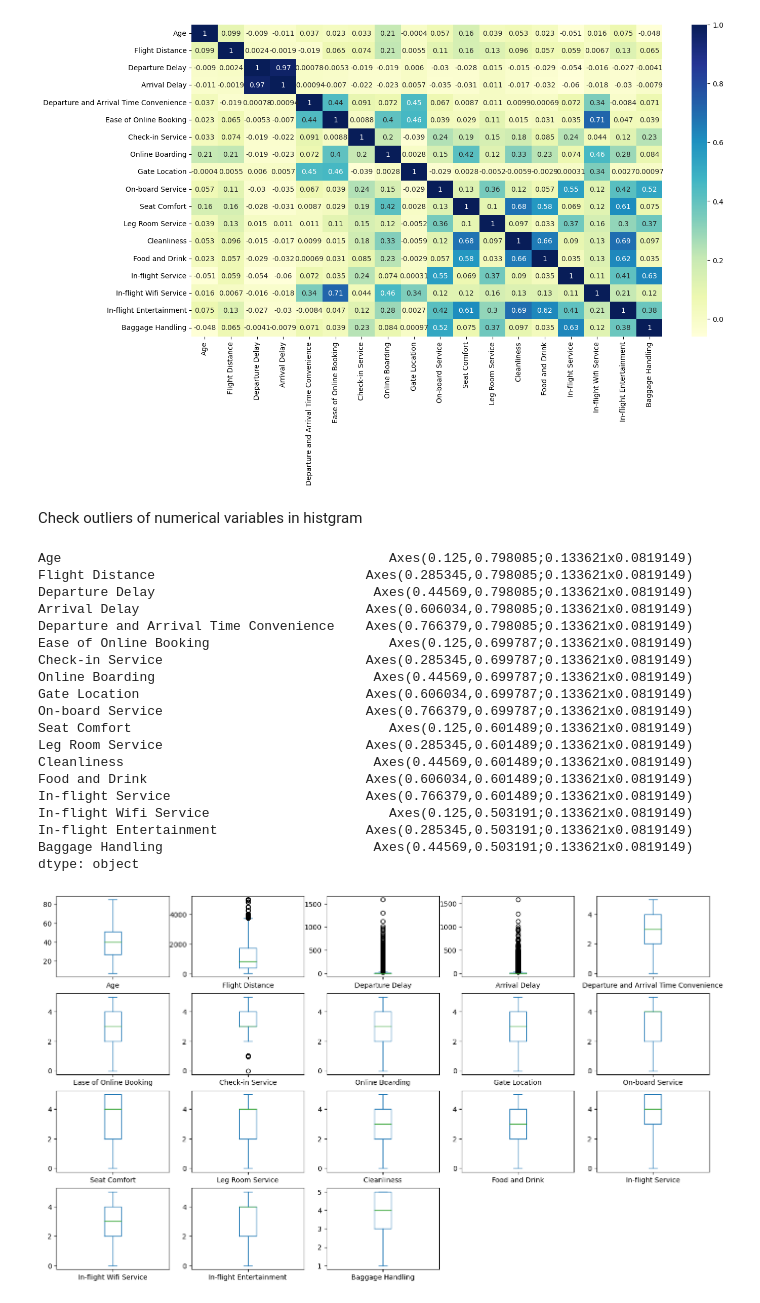
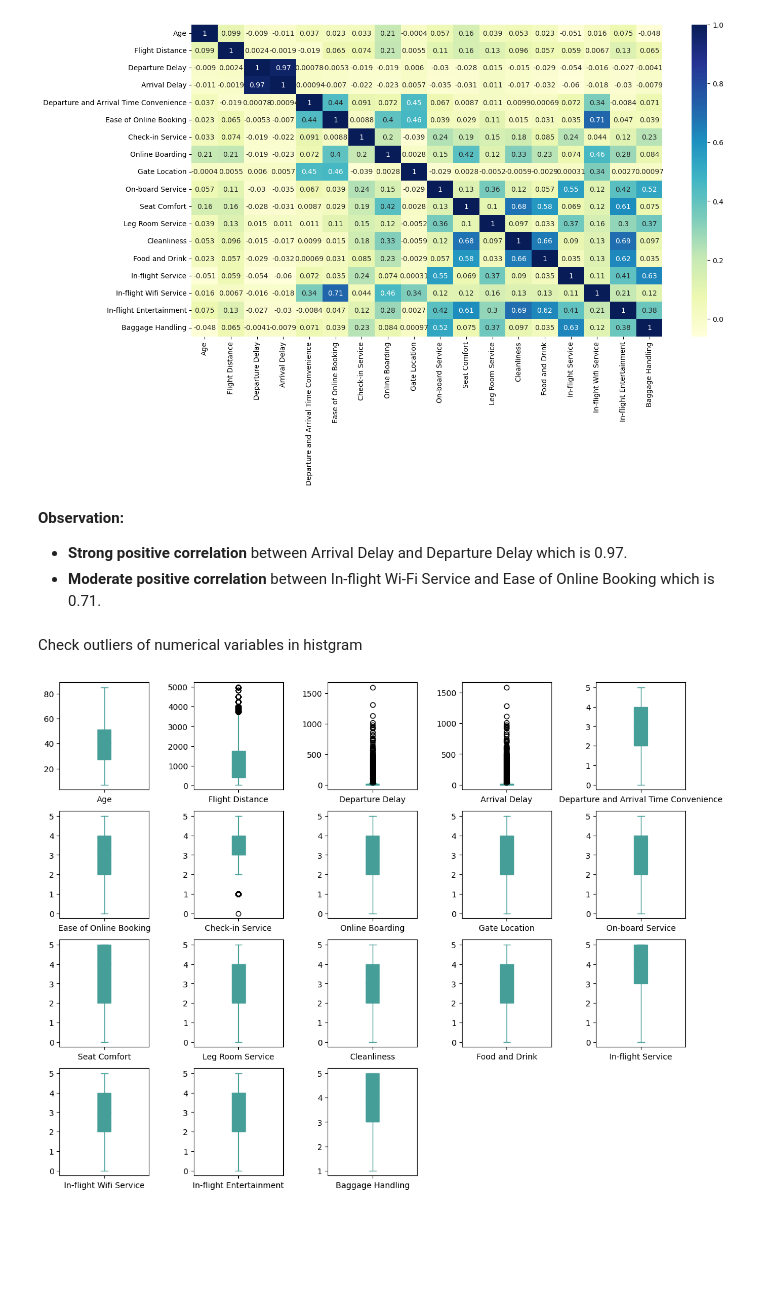
Before and after one commit to HitomiMo/CIND820_Capstone-Project, a Jupyter notebook: CIND820_Capstone_Project.ipynb, the cells around one changed output. Drawn from its saved outputs; the diff is of its cells as text; code cells hidden in the pictures; blank space fills up the shorter version.

```diff
--- a/CIND820_Capstone_Project.ipynb
+++ b/CIND820_Capstone_Project.ipynb
@@ -317,28 +339,18 @@ sns.heatmap(df1.corr() , annot = True , cmap = "YlGnBu")
 # %% [output]
 <Axes: >
 [figure]
+# %% [markdown]
+**Observation:**
+
+
+*   **Strong positive correlation** between Arrival Delay and Departure Delay which is 0.97.
+*   **Moderate positive correlation** between In-flight Wi-Fi Service and Ease of Online Booking which is 0.71.
 # %% [markdown]
 Check outliers of numerical variables in histgram
 # %%
-df1.plot(kind='box', subplots=True, layout=(8,5), figsize=(17,20))
+# df1.plot(kind='box', subplots=True, layout=(8,5), figsize=(17,20))
-# %% [output]
-Age                                          Axes(0.125,0.798085;0.133621x0.0819149)
-Flight Distance                           Axes(0.285345,0.798085;0.133621x0.0819149)
-Departure Delay                            Axes(0.44569,0.798085;0.133621x0.0819149)
-Arrival Delay                             Axes(0.606034,0.798085;0.133621x0.0819149)
-Departure and Arrival Time Convenience    Axes(0.766379,0.798085;0.133621x0.0819149)
-Ease of Online Booking                       Axes(0.125,0.699787;0.133621x0.0819149)
-Check-in Service                          Axes(0.285345,0.699787;0.133621x0.0819149)
-Online Boarding                            Axes(0.44569,0.699787;0.133621x0.0819149)
-Gate Location                             Axes(0.606034,0.699787;0.133621x0.0819149)
-On-board Service                          Axes(0.766379,0.699787;0.133621x0.0819149)
-Seat Comfort                                 Axes(0.125,0.601489;0.133621x0.0819149)
-Leg Room Service                          Axes(0.285345,0.601489;0.133621x0.0819149)
-Cleanliness                                Axes(0.44569,0.601489;0.133621x0.0819149)
-Food and Drink                            Axes(0.606034,0.601489;0.133621x0.0819149)
-In-flight Service                         Axes(0.766379,0.601489;0.133621x0.0819149)
-In-flight Wifi Service                       Axes(0.125,0.503191;0.133621x0.0819149)
-In-flight Entertainment                   Axes(0.285345,0.503191;0.133621x0.0819149)
-Baggage Handling                           Axes(0.44569,0.503191;0.133621x0.0819149)
-dtype: object
-[figure, removed]
+# %%
+df1.plot(kind='box', subplots=True, layout=(5,5), figsize=(14,14),patch_artist=True,color="#459E97")
+plt.subplots_adjust(wspace = 0.5)
+# %% [output]
+[figure, added]
```
Also changed, not shown: parts of 137 cells of this notebook.
